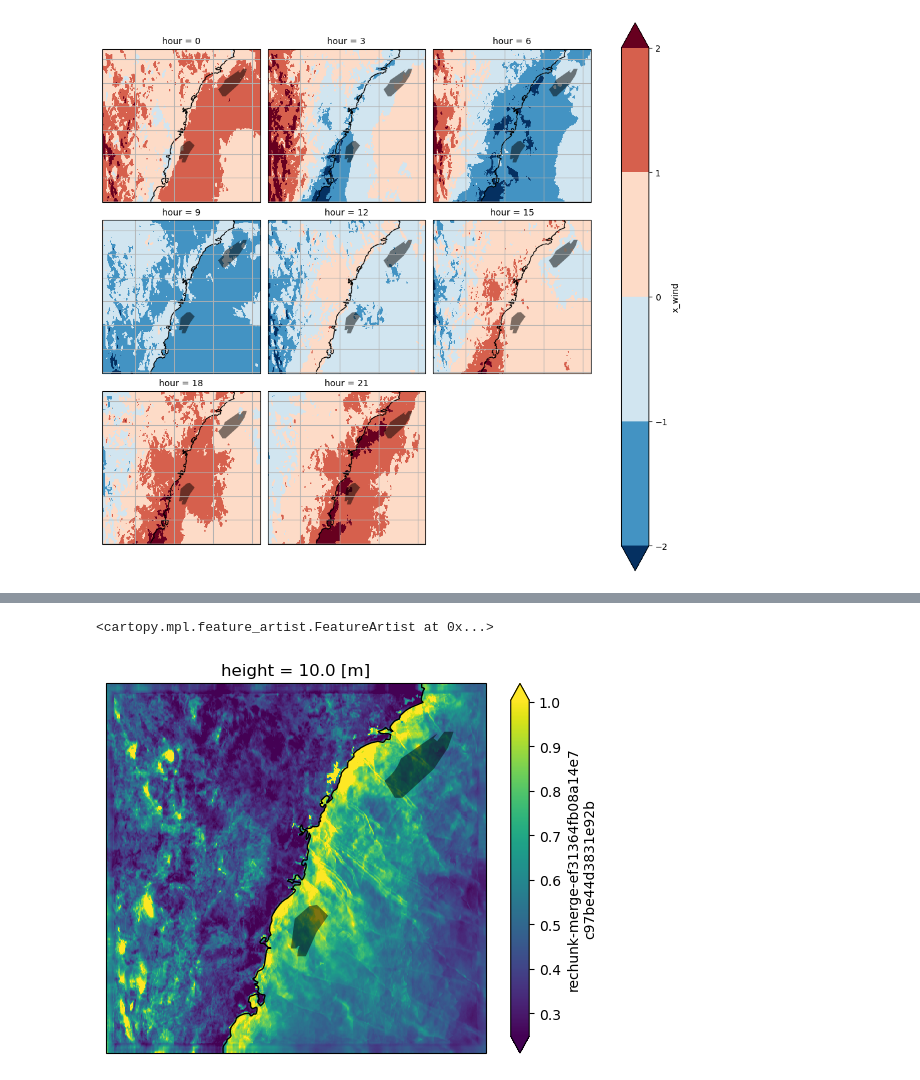
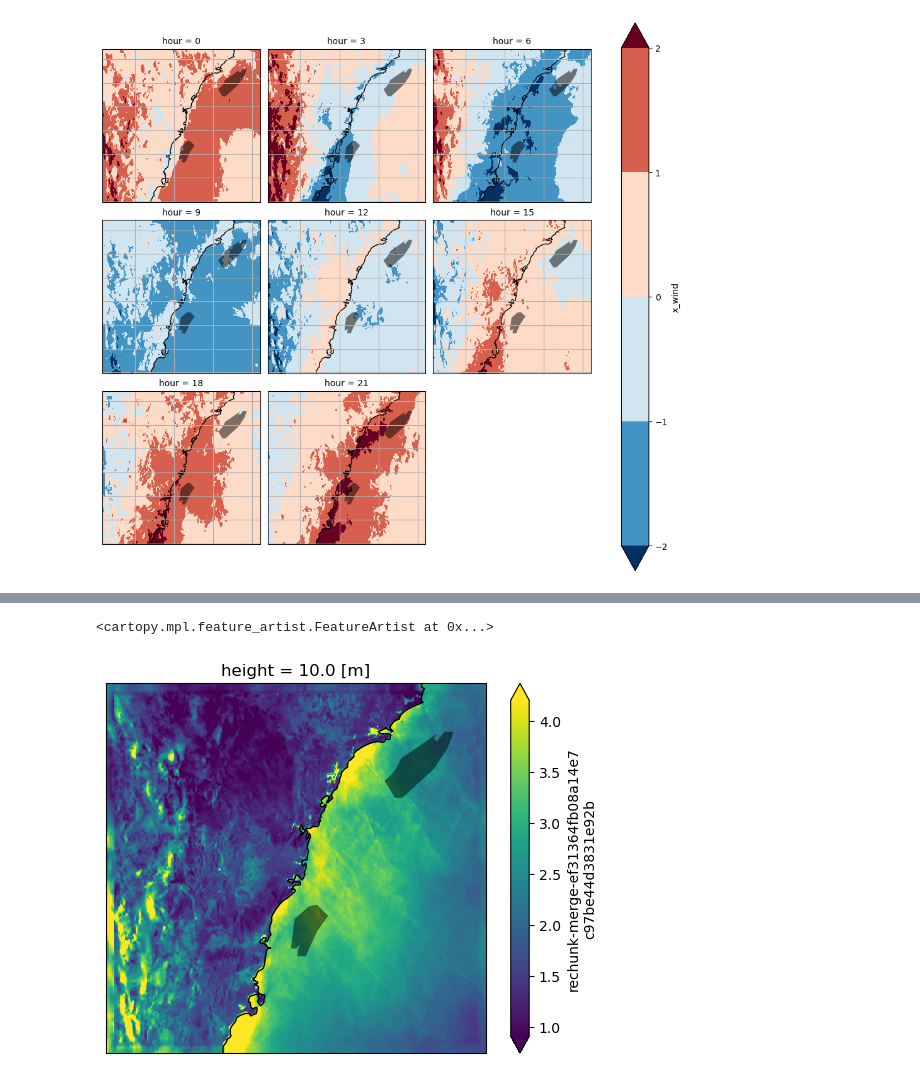
Before and after one commit to 21centuryweather/RNS_Sydney_1km, a Jupyter notebook: plotting_code/boundary_effects.ipynb, the cells around one changed output, grey strips where cells are left out. Cells and saved outputs as stored; diff of their text form; code cells hidden in the pictures.

```diff
--- a/plotting_code/sydney_1km.ipynb
+++ b/plotting_code/boundary_effects.ipynb
@@ -266,19 +266,19 @@ ax.coastlines()
 # %%
 import xrft
 
 ax=plt.axes(projection=ccrs.PlateCarree())
 
 #Compute power spectrum of U wind component
 power_spectrum = xrft.power_spectrum(sy_u.x_wind,spacing_tol=0.01,dim="time").sel(freq_time=slice(0,np.inf))
 
-#Integrate the spectrum for frequencies higher than 8 hours
+#Integrate the spectrum for frequencies higher than 24 hours
 (2*(
-    (power_spectrum.sel(freq_time=1/(power_spectrum.freq_time*60*60) <= 8))
+    (power_spectrum.sel(freq_time=1/(power_spectrum.freq_time*60*60) <= 24))
     .integrate("freq_time"))
 ).plot(robust=True,ax=ax)
 geopandas.GeoDataFrame(offshore_regions).loc[[0],"geometry"].plot(ax=ax,alpha=0.5,color="k")
 geopandas.GeoDataFrame(offshore_regions).loc[[8],"geometry"].plot(ax=ax,alpha=0.5,color="k")
 ax.coastlines()
 # %% [output]
 <cartopy.mpl.feature_artist.FeatureArtist at 0x...>
-[figure, old version]
+[figure, new version]
```
Also changed, not shown: parts of 1 cell of this notebook.
